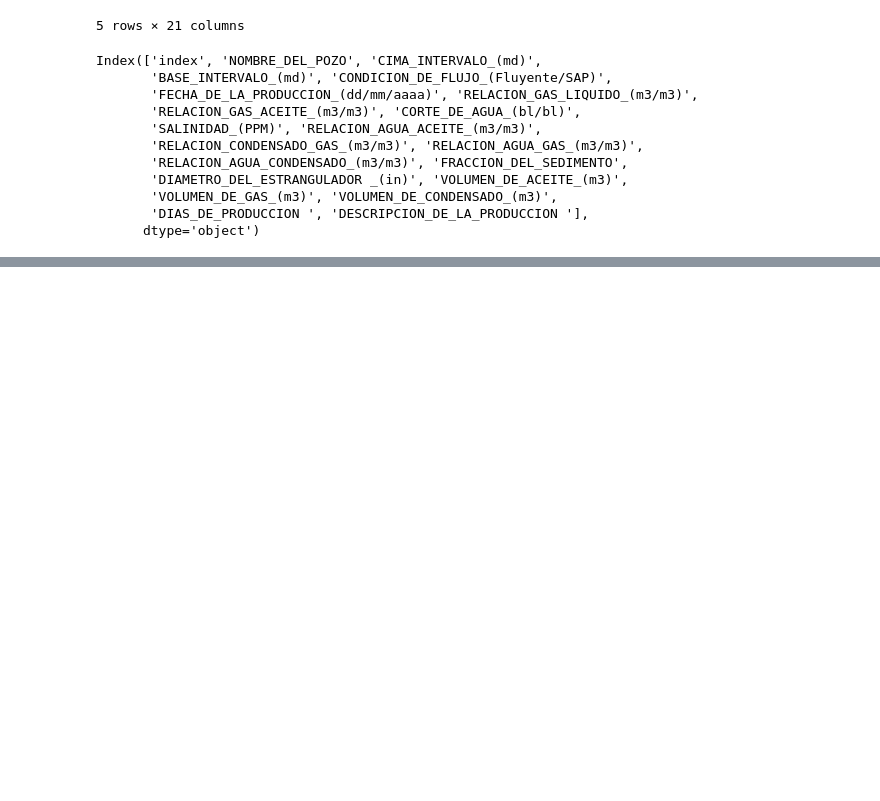
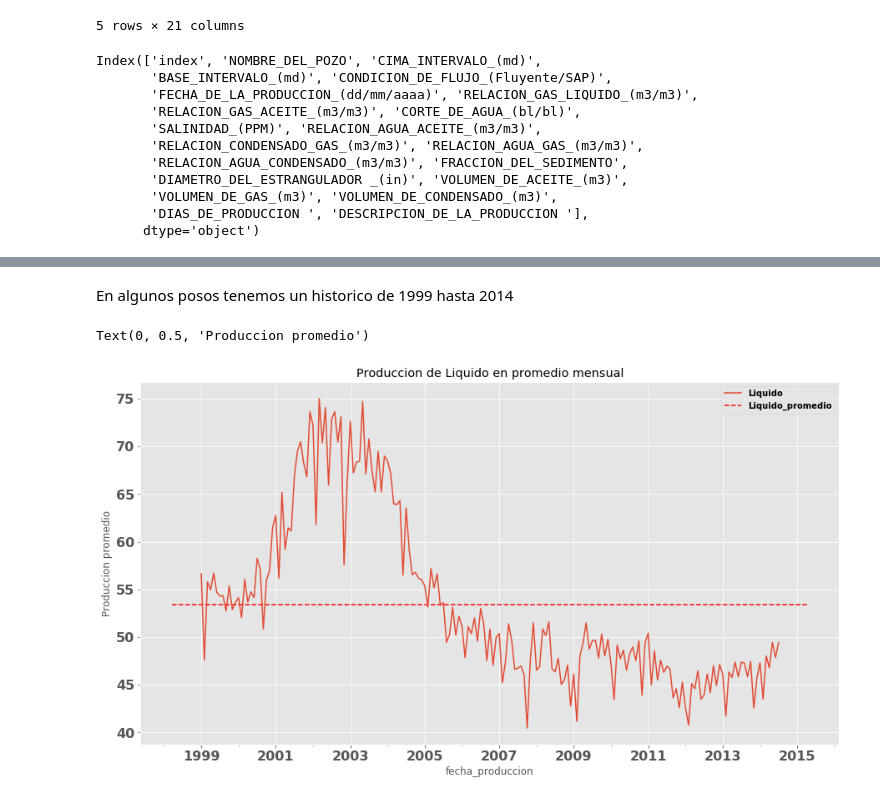
Before and after one commit to serch86/oil_moloacan_prediction, a Jupyter notebook: moloacan_1.ipynb, the cells around one changed output, grey strips where cells are left out. Saved outputs shown, nothing was run; the diff lists cells and outputs as text; code cells hidden in the pictures; blank space fills up the shorter version.

Commit message:
primeros analisis de historico bd

```diff
--- a/moloacan_1.ipynb
+++ b/moloacan_1.ipynb
@@ -64,0 +77,3 @@ Index(['index', 'NOMBRE_DEL_POZO', 'CIMA_INTERVALO_(md)',
+# %%
+prod_mens['fecha_produccion'] = pd.to_datetime(prod_mens['FECHA_DE_LA_PRODUCCION_(dd/mm/aaaa)'],
+                                               format="%d/%m/%Y")
@@ -64,0 +90,13 @@ Index(['index', 'NOMBRE_DEL_POZO', 'CIMA_INTERVALO_(md)',
+# %% [markdown]
+En algunos posos tenemos un historico de 1999 hasta 2014
+# %%
+prod_mens.groupby('fecha_produccion').mean()['VOLUMEN_DE_ACEITE_(m3)'].plot(figsize=(15,8),
+                                                             title='Produccion de Liquido en promedio mensual')
+mi,ma = plt.xlim()
+plt.hlines(prod_mens.groupby('fecha_produccion').mean()['VOLUMEN_DE_ACEITE_(m3)'].mean(),
+           mi, ma, color='r', linestyles='--')
+plt.legend(['Liquido','Liquido_promedio'])
+plt.ylabel('Produccion promedio')
+# %% [output]
+Text(0, 0.5, 'Produccion promedio')
+[figure, added]
```
Also changed, not shown: parts of 35 cells of this notebook, 1 other file.
